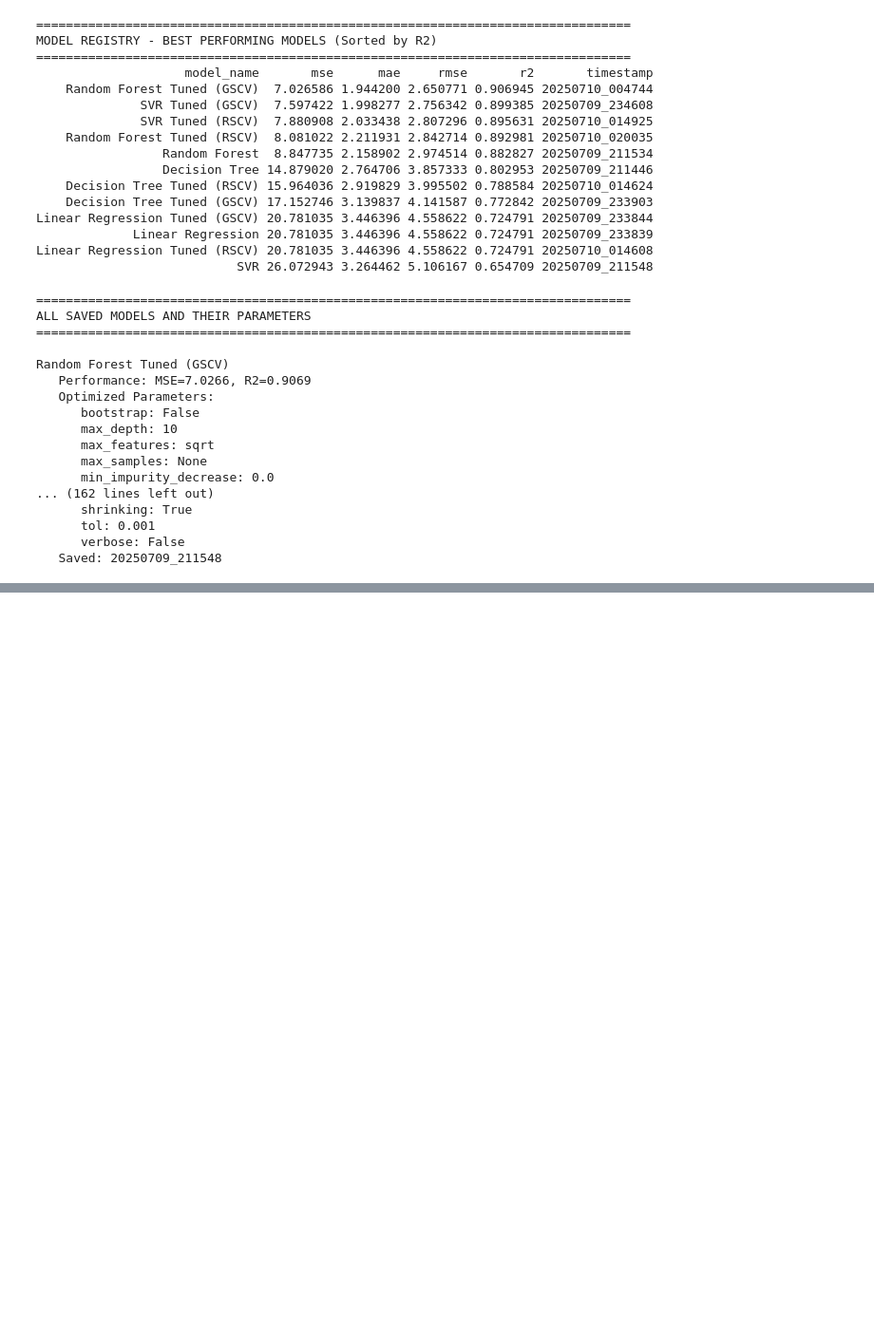
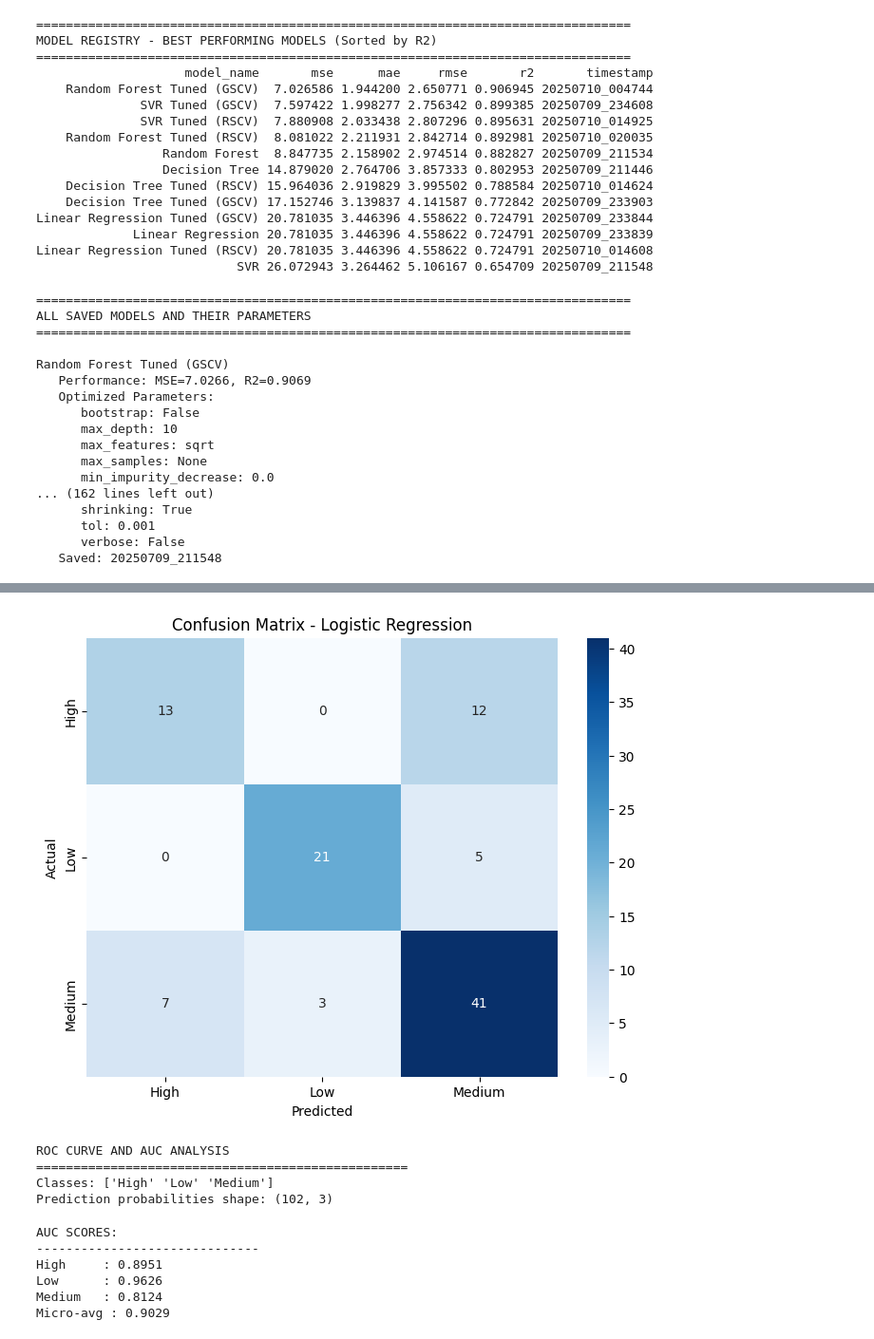
Before and after one commit to LTJ508/BostonML, a Jupyter notebook: BostonML.ipynb, the cells around one changed output, grey strips where cells are left out. Shown at 95% size. Drawn from its saved outputs; the diff is of its cells as text; code cells hidden in the pictures; blank space fills up the shorter version.

Commit message:
started training for the classification model

```diff
--- a/BostonML.ipynb
+++ b/BostonML.ipynb
@@ -1788,0 +2142,5 @@ Random Forest Tuned (GSCV)
+# %%
+# Alternative 2: RobustScaler (handles outliers better)
+scaler = RobustScaler()  # Uses median and IQR
+X_train = scaler.fit_transform(X_train)
+X_test = scaler.transform(X_test)
@@ -1788,0 +2183,7 @@ Random Forest Tuned (GSCV)
+# %%
+LgR = LogisticRegression(
+    random_state=42,
+    max_iter=1000,
+    verbose=1  # Shows iteration progress
+)
+LgR
@@ -1788,0 +2192,3 @@ Random Forest Tuned (GSCV)
+# %%
+%%time
+LgR.fit(X_train, y_train)
@@ -1788,0 +2200,3 @@ Random Forest Tuned (GSCV)
+# %%
+y_pred_lgr = LgR.predict(X_test)
+y_pred_lgr
@@ -1788,0 +2285,33 @@ Random Forest Tuned (GSCV)
+# %%
+cm = confusion_matrix(y_test, y_pred_lgr)
+cm_df = pd.DataFrame(cm,
+                     index=['High', 'Low', 'Medium'],
+                     columns=['High', 'Low', 'Medium'])
+
+plt.figure(figsize=(8, 6))
+sns.heatmap(cm_df, annot=True, fmt='d', cmap='Blues',
+            xticklabels=['High', 'Low', 'Medium'],
+            yticklabels=['High', 'Low', 'Medium'])
+plt.title('Confusion Matrix - Logistic Regression')
+plt.xlabel('Predicted')
+plt.ylabel('Actual')
+plt.show()
+# %% [output]
+[figure, added]
+# %%
+# ROC and AUC Analysis for Multi-class Classification
+print("ROC CURVE AND AUC ANALYSIS")
+print("="*50)
+
+# Get prediction probabilities for all classes
+y_pred_proba = LgR.predict_proba(X_test)
+classes = LgR.classes_
+n_classes = len(classes)
+
+print(f"Classes: {classes}")
+print(f"Prediction probabilities shape: {y_pred_proba.shape}")
+# %% [output]
+ROC CURVE AND AUC ANALYSIS
+==================================================
+Classes: ['High' 'Low' 'Medium']
+Prediction probabilities shape: (102, 3)
@@ -1788,0 +2334,14 @@ Random Forest Tuned (GSCV)
+# %%
+# Print AUC scores
+print("\nAUC SCORES:")
+print("-" * 30)
+for i, class_name in enumerate(classes):
+    print(f"{class_name:8} : {roc_auc[i]:.4f}")
+print(f"{'Micro-avg':8} : {roc_auc['micro']:.4f}")
+# %% [output]
+AUC SCORES:
+------------------------------
+High     : 0.8951
+Low      : 0.9626
+Medium   : 0.8124
+Micro-avg : 0.9029
```
Also changed, not shown: parts of 50 cells of this notebook, 3 other files.
